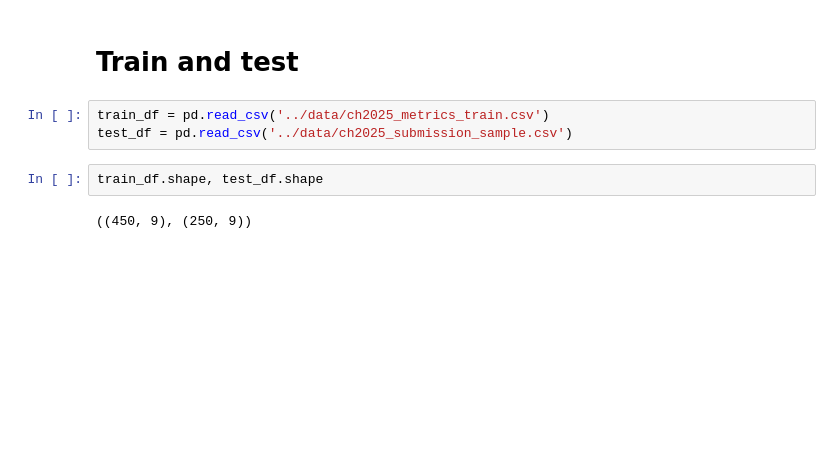
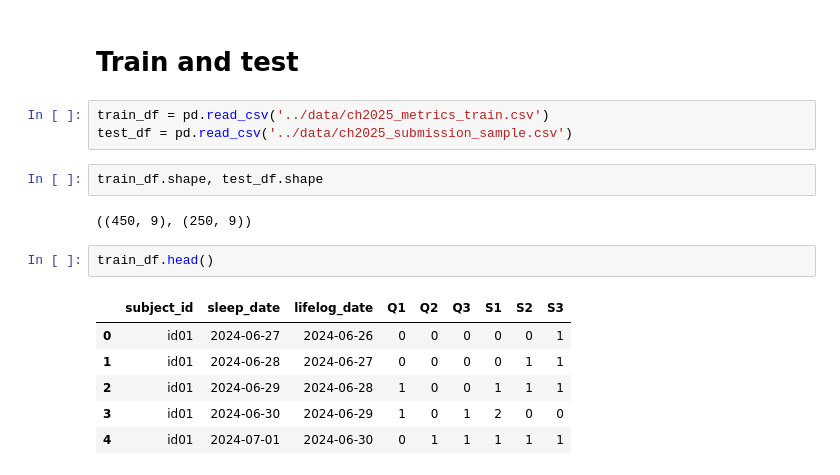
Before and after one commit to migreeni/ETRI_DS, a Jupyter notebook: Model test_2/DWT_apply_cwj.ipynb, the cells around one changed output. Cells and saved outputs as stored; diff of their text form; blank space fills up the shorter version.

```diff
--- a/Model test_2/DWT_apply_cwj.ipynb
+++ b/Model test_2/DWT_apply_cwj.ipynb
@@ -437,3 +439,12 @@ test_df = pd.read_csv('../data/ch2025_submission_sample.csv')
 train_df.shape, test_df.shape
 # %% [output]
 ((450, 9), (250, 9))
+# %%
+train_df.head()
+# %% [output]
+|  | subject_id | sleep_date | lifelog_date | Q1 | Q2 | Q3 | S1 | S2 | S3 |
+| 0 | id01 | 2024-06-27 | 2024-06-26 | 0 | 0 | 0 | 0 | 0 | 1 |
+| 1 | id01 | 2024-06-28 | 2024-06-27 | 0 | 0 | 0 | 0 | 1 | 1 |
+| 2 | id01 | 2024-06-29 | 2024-06-28 | 1 | 0 | 0 | 1 | 1 | 1 |
+| 3 | id01 | 2024-06-30 | 2024-06-29 | 1 | 0 | 1 | 2 | 0 | 0 |
+| 4 | id01 | 2024-07-01 | 2024-06-30 | 0 | 1 | 1 | 1 | 1 | 1 |
```
Also changed, not shown: parts of 37 cells of this notebook, 6 other files.
